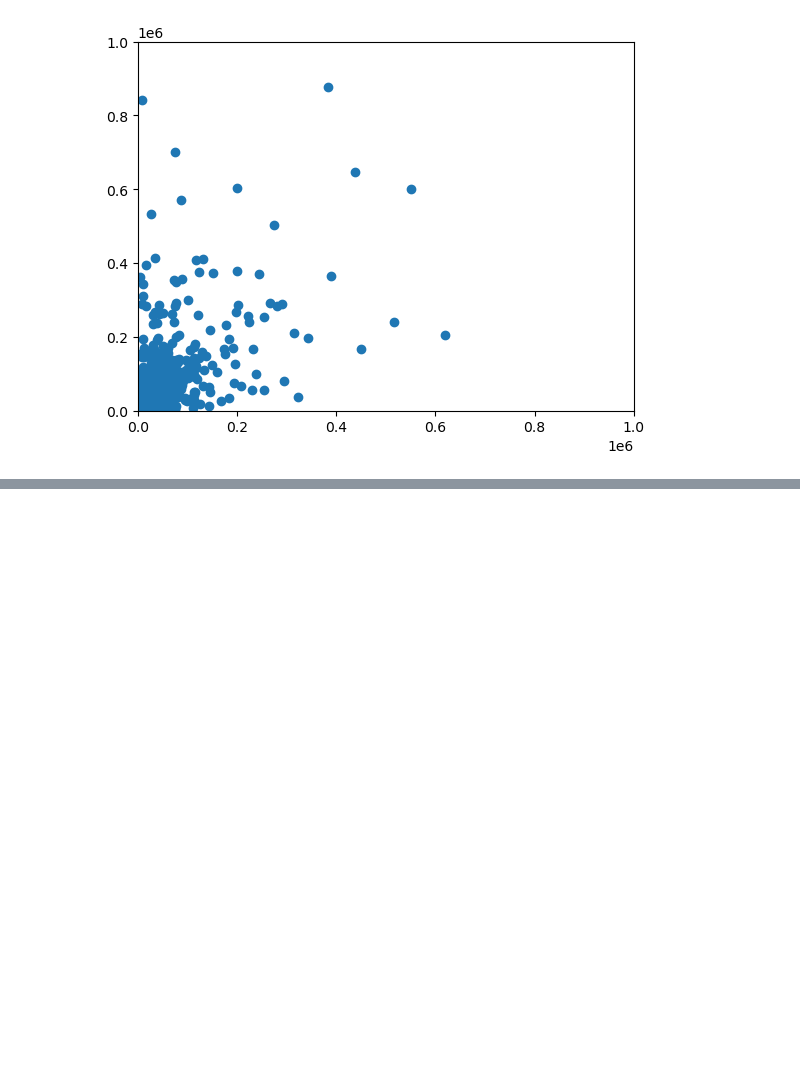
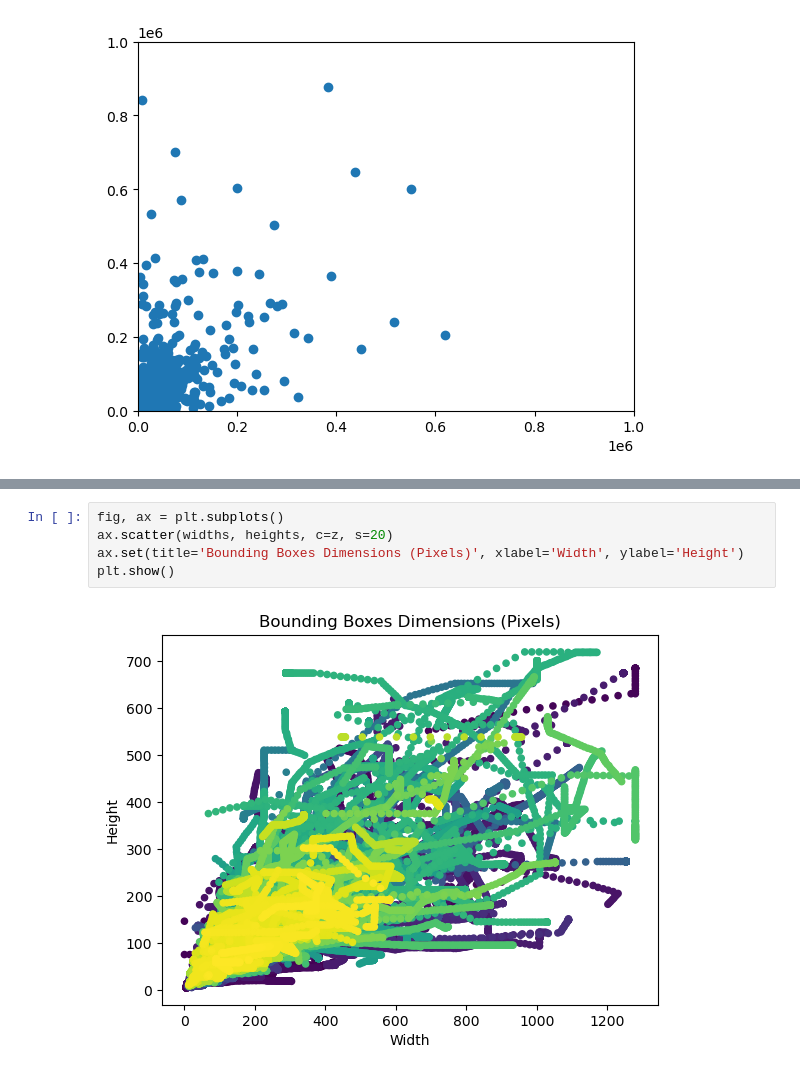
Before and after one commit to asandvik/Thesis, a Jupyter notebook: 1_Preprocessing/dataset_analysis.ipynb, the cells around one changed output, grey strips where cells are left out. Saved outputs shown, nothing was run; the diff lists cells and outputs as text; blank space fills up the shorter version.

```diff
--- a/1_Preprocessing/dataset_analysis.ipynb
+++ b/1_Preprocessing/dataset_analysis.ipynb
@@ -219,0 +245,7 @@ plt.show()
+# %%
+fig, ax = plt.subplots()
+ax.scatter(widths, heights, c=z, s=20)
+ax.set(title='Bounding Boxes Dimensions (Pixels)', xlabel='Width', ylabel='Height')
+plt.show()
+# %% [output]
+[figure, added]
```
Also changed, not shown: parts of 8 cells of this notebook, 16 other files.
